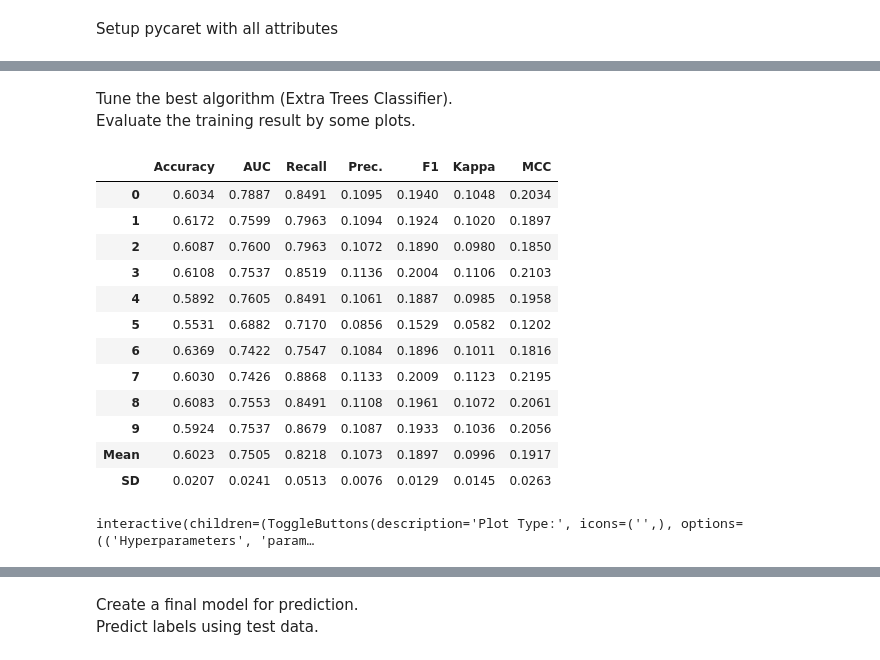
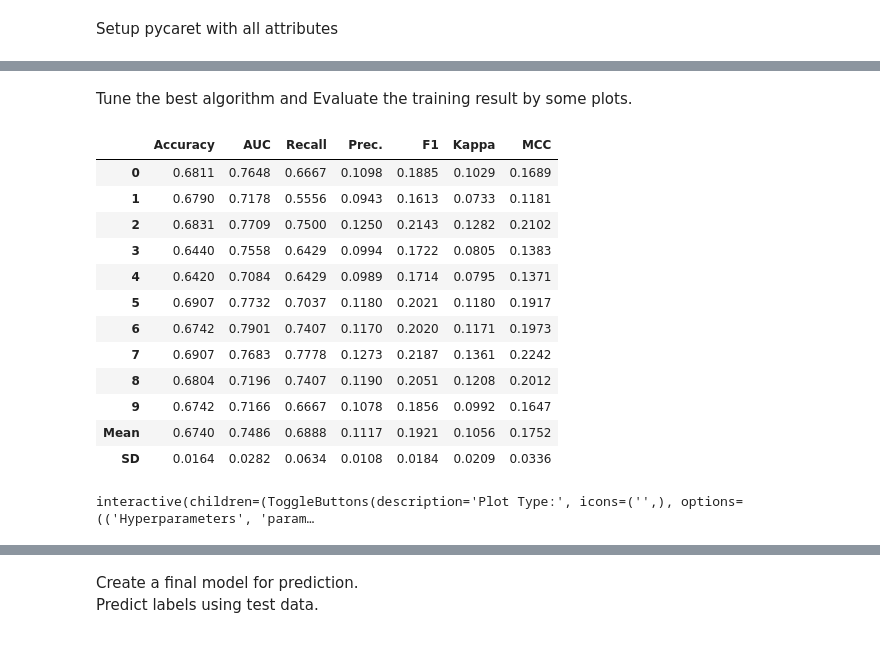
Before and after one commit to tomo0530/CS699_Term_Project, a Jupyter notebook: CS699_Term_Project.ipynb, the cells around one changed output, grey strips where cells are left out. Saved outputs shown, nothing was run; the diff lists cells and outputs as text; code cells hidden in the pictures.

```diff
--- a/CS699_Term_Project.ipynb
+++ b/CS699_Term_Project.ipynb
@@ -121,22 +125,20 @@ best_model = compare_models(sort='MCC')
 # %% [markdown]
-Tune the best algorithm (Extra Trees Classifier).
-Evaluate the training result by some plots.
+Tune the best algorithm and Evaluate the training result by some plots.
 # %%
-et = create_model("et")
-tuned_et = tune_model(et, optimize='MCC')
-evaluate_model(tuned_et)
+tuned_model = tune_model(best_model, optimize='MCC')
+evaluate_model(tuned_model)
 # %% [output]
 |  | Accuracy | AUC | Recall | Prec. | F1 | Kappa | MCC |
-| 0 | 0.6034 | 0.7887 | 0.8491 | 0.1095 | 0.1940 | 0.1048 | 0.2034 |
-| 1 | 0.6172 | 0.7599 | 0.7963 | 0.1094 | 0.1924 | 0.1020 | 0.1897 |
-| 2 | 0.6087 | 0.7600 | 0.7963 | 0.1072 | 0.1890 | 0.0980 | 0.1850 |
-| 3 | 0.6108 | 0.7537 | 0.8519 | 0.1136 | 0.2004 | 0.1106 | 0.2103 |
-| 4 | 0.5892 | 0.7605 | 0.8491 | 0.1061 | 0.1887 | 0.0985 | 0.1958 |
-| 5 | 0.5531 | 0.6882 | 0.7170 | 0.0856 | 0.1529 | 0.0582 | 0.1202 |
-| 6 | 0.6369 | 0.7422 | 0.7547 | 0.1084 | 0.1896 | 0.1011 | 0.1816 |
-| 7 | 0.6030 | 0.7426 | 0.8868 | 0.1133 | 0.2009 | 0.1123 | 0.2195 |
-| 8 | 0.6083 | 0.7553 | 0.8491 | 0.1108 | 0.1961 | 0.1072 | 0.2061 |
-| 9 | 0.5924 | 0.7537 | 0.8679 | 0.1087 | 0.1933 | 0.1036 | 0.2056 |
-| Mean | 0.6023 | 0.7505 | 0.8218 | 0.1073 | 0.1897 | 0.0996 | 0.1917 |
-| SD | 0.0207 | 0.0241 | 0.0513 | 0.0076 | 0.0129 | 0.0145 | 0.0263 |
+| 0 | 0.6811 | 0.7648 | 0.6667 | 0.1098 | 0.1885 | 0.1029 | 0.1689 |
+| 1 | 0.6790 | 0.7178 | 0.5556 | 0.0943 | 0.1613 | 0.0733 | 0.1181 |
+| 2 | 0.6831 | 0.7709 | 0.7500 | 0.1250 | 0.2143 | 0.1282 | 0.2102 |
+| 3 | 0.6440 | 0.7558 | 0.6429 | 0.0994 | 0.1722 | 0.0805 | 0.1383 |
+| 4 | 0.6420 | 0.7084 | 0.6429 | 0.0989 | 0.1714 | 0.0795 | 0.1371 |
+| 5 | 0.6907 | 0.7732 | 0.7037 | 0.1180 | 0.2021 | 0.1180 | 0.1917 |
+| 6 | 0.6742 | 0.7901 | 0.7407 | 0.1170 | 0.2020 | 0.1171 | 0.1973 |
+| 7 | 0.6907 | 0.7683 | 0.7778 | 0.1273 | 0.2187 | 0.1361 | 0.2242 |
+| 8 | 0.6804 | 0.7196 | 0.7407 | 0.1190 | 0.2051 | 0.1208 | 0.2012 |
+| 9 | 0.6742 | 0.7166 | 0.6667 | 0.1078 | 0.1856 | 0.0992 | 0.1647 |
+| Mean | 0.6740 | 0.7486 | 0.6888 | 0.1117 | 0.1921 | 0.1056 | 0.1752 |
+| SD | 0.0164 | 0.0282 | 0.0634 | 0.0108 | 0.0184 | 0.0209 | 0.0336 |
 interactive(children=(ToggleButtons(description='Plot Type:', icons=('',), options=(('Hyperparameters', 'param…
```
Also changed, not shown: parts of 35 cells of this notebook.
